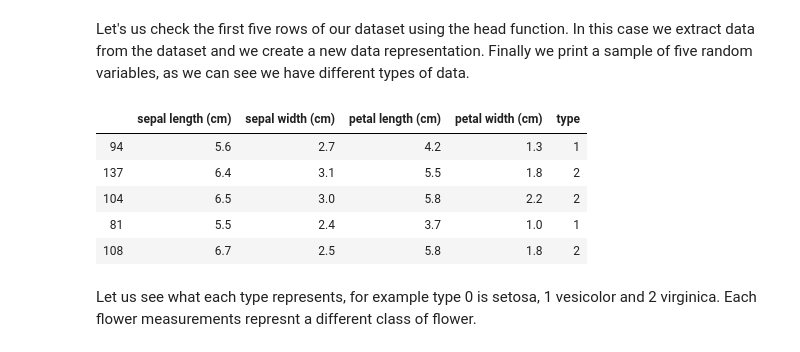
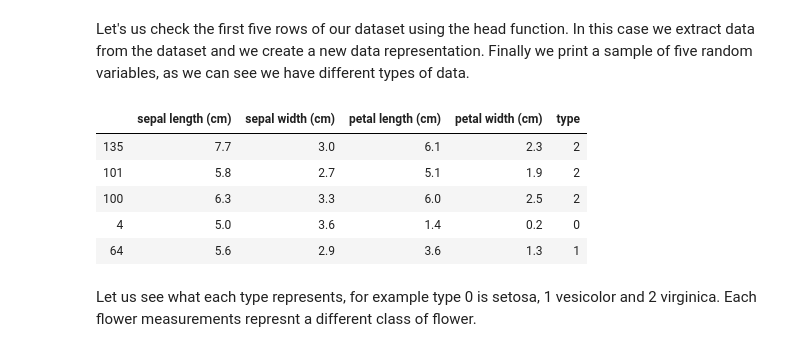
Before and after one commit to BBKdatasciencetaster/DS, a Jupyter notebook: 2.6 classification_example.ipynb, the cells around one changed output. Drawn from its saved outputs; the diff is of its cells as text; code cells hidden in the pictures.

```diff
--- a/2.6 classification_example.ipynb
+++ b/2.6 classification_example.ipynb
@@ -12,15 +11,15 @@ Let's us check the first five rows of our dataset using the head function. In th
 # %%
 pddata = pd.DataFrame(data['data'],columns=data.feature_names)
 pdtaget = pd.DataFrame(data['target'],columns=['type'])
-mydata = pd.concat([pddata, pdtaget], sort=False, axis =1)
-mydata.sample(5)
+my_data = pd.concat([pddata, pdtaget], sort=False, axis =1)
+my_data.sample(5)
 # %% [output]
 |  | sepal length (cm) | sepal width (cm) | petal length (cm) | petal width (cm) | type |
-| 94 | 5.6 | 2.7 | 4.2 | 1.3 | 1 |
-| 137 | 6.4 | 3.1 | 5.5 | 1.8 | 2 |
-| 104 | 6.5 | 3.0 | 5.8 | 2.2 | 2 |
-| 81 | 5.5 | 2.4 | 3.7 | 1.0 | 1 |
-| 108 | 6.7 | 2.5 | 5.8 | 1.8 | 2 |
+| 135 | 7.7 | 3.0 | 6.1 | 2.3 | 2 |
+| 101 | 5.8 | 2.7 | 5.1 | 1.9 | 2 |
+| 100 | 6.3 | 3.3 | 6.0 | 2.5 | 2 |
+| 4 | 5.0 | 3.6 | 1.4 | 0.2 | 0 |
+| 64 | 5.6 | 2.9 | 3.6 | 1.3 | 1 |
 # %% [markdown]
 Let us see what each type represents, for example type 0 is setosa, 1 vesicolor and 2 virginica. Each flower measurements represnt a different class of flower.
 # %%
```
Also changed, not shown: parts of 4 cells of this notebook, 11 other files.
